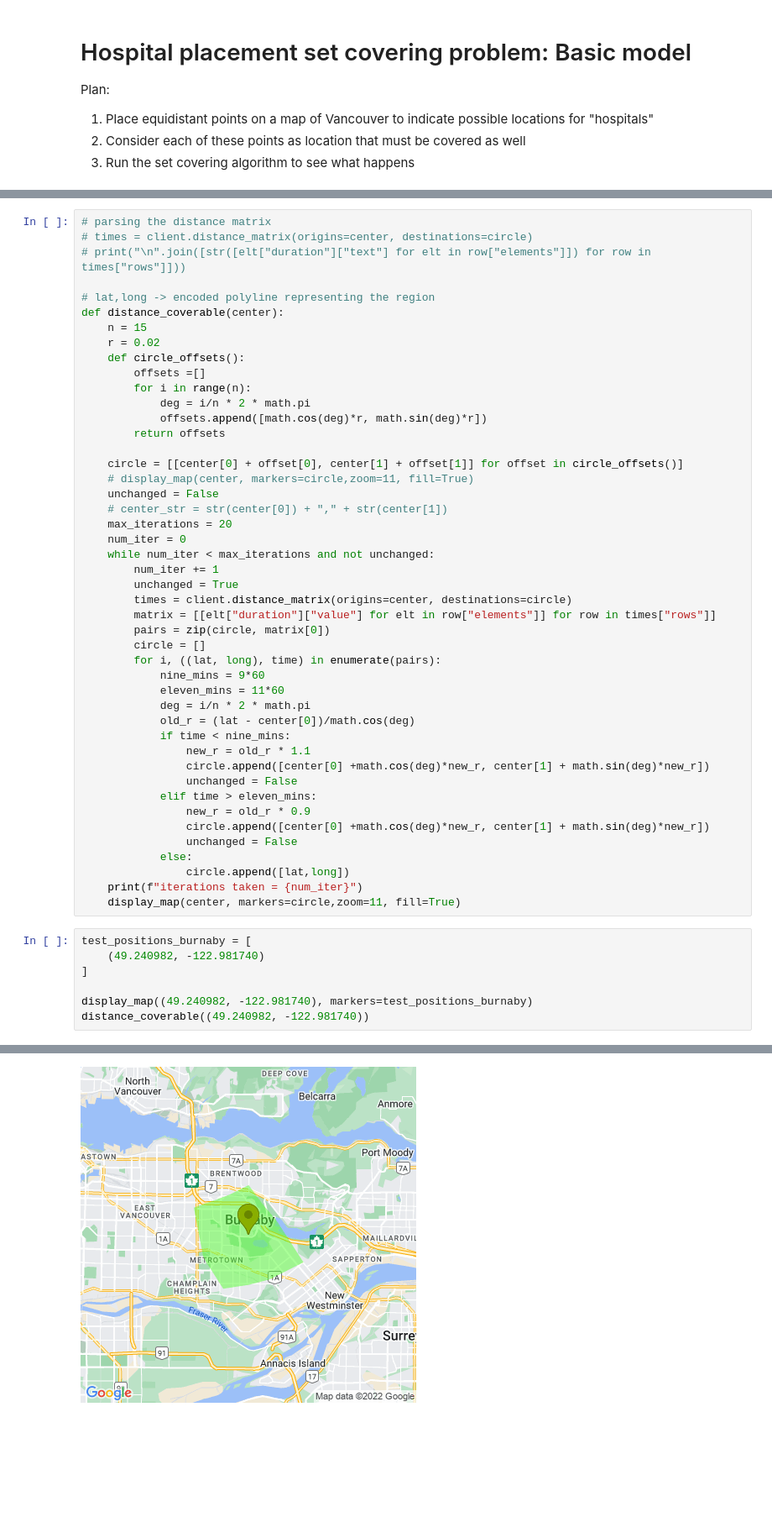
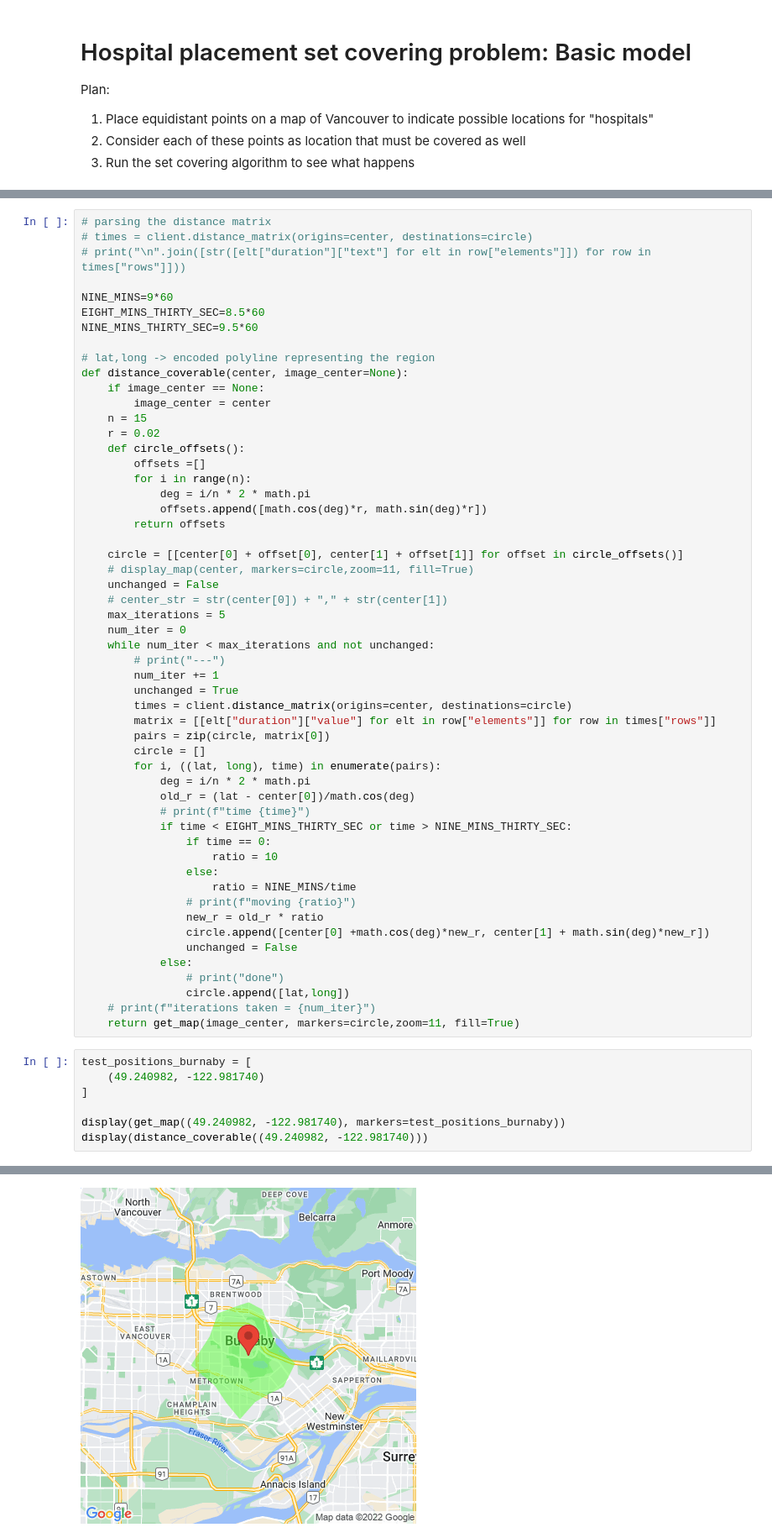
Before and after one commit to rctcwyvrn/math441-project, a Jupyter notebook: basic_model.ipynb, the cells around one changed output, grey strips where cells are left out. Shown at 84% size. Saved outputs shown, nothing was run; the diff lists cells and outputs as text; blank space fills up the shorter version.

```diff
--- a/basic_model.ipynb
+++ b/basic_model.ipynb
@@ -48,8 +55,14 @@ def display_map(center, markers=[], zoom=13, fill=False):
 # times = client.distance_matrix(origins=center, destinations=circle)
 # print("\n".join([str([elt["duration"]["text"] for elt in row["elements"]]) for row in times["rows"]]))
 
+NINE_MINS=9*60
+EIGHT_MINS_THIRTY_SEC=8.5*60
+NINE_MINS_THIRTY_SEC=9.5*60
+
 # lat,long -> encoded polyline representing the region
-def distance_coverable(center):
+def distance_coverable(center, image_center=None):
+    if image_center == None:
+        image_center = center
     n = 15
     r = 0.02
     def circle_offsets():
@@ -63,9 +76,10 @@ def distance_coverable(center):
     # display_map(center, markers=circle,zoom=11, fill=True)
     unchanged = False
     # center_str = str(center[0]) + "," + str(center[1])
-    max_iterations = 20
+    max_iterations = 5
     num_iter = 0
     while num_iter < max_iterations and not unchanged:
+        # print("---")
         num_iter += 1
         unchanged = True
         times = client.distance_matrix(origins=center, destinations=circle)
@@ -73,27 +87,28 @@ def distance_coverable(center):
         pairs = zip(circle, matrix[0])
         circle = []
         for i, ((lat, long), time) in enumerate(pairs):
-            nine_mins = 9*60
-            eleven_mins = 11*60
             deg = i/n * 2 * math.pi
             old_r = (lat - center[0])/math.cos(deg)
-            if time < nine_mins:
-                new_r = old_r * 1.1
-                circle.append([center[0] +math.cos(deg)*new_r, center[1] + math.sin(deg)*new_r])
-                unchanged = False
-            elif time > eleven_mins:
-                new_r = old_r * 0.9
+            # print(f"time {time}")
+            if time < EIGHT_MINS_THIRTY_SEC or time > NINE_MINS_THIRTY_SEC:
+                if time == 0:
+                    ratio = 10
+                else:
+                    ratio = NINE_MINS/time
+                # print(f"moving {ratio}")
+                new_r = old_r * ratio
                 circle.append([center[0] +math.cos(deg)*new_r, center[1] + math.sin(deg)*new_r])
                 unchanged = False
             else:
+                # print("done")
                 circle.append([lat,long])
-    print(f"iterations taken = {num_iter}")
-    display_map(center, markers=circle,zoom=11, fill=True)
+    # print(f"iterations taken = {num_iter}")
+    return get_map(image_center, markers=circle,zoom=11, fill=True)
 # %%
 test_positions_burnaby = [
     (49.240982, -122.981740)
 ]
 
-display_map((49.240982, -122.981740), markers=test_positions_burnaby)
-distance_coverable((49.240982, -122.981740))
+display(get_map((49.240982, -122.981740), markers=test_positions_burnaby))
+display(distance_coverable((49.240982, -122.981740)))
 # %% [output]
@@ -111 +116 @@ iteration = 9
-[figure, old version]
+[figure, new version]
```
Also changed, not shown: parts of 13 cells of this notebook.
